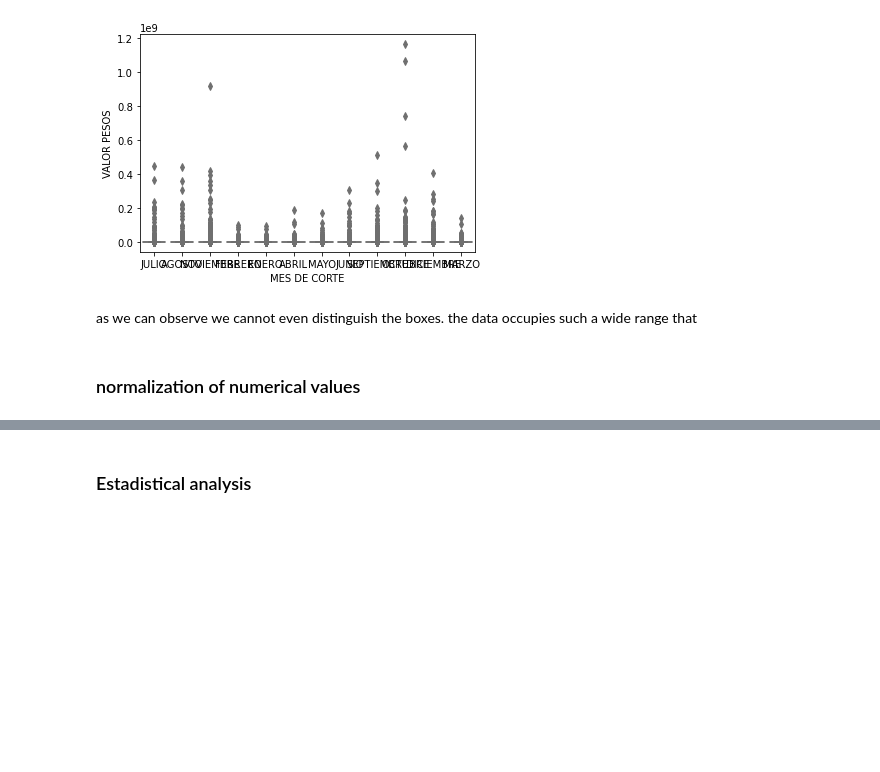
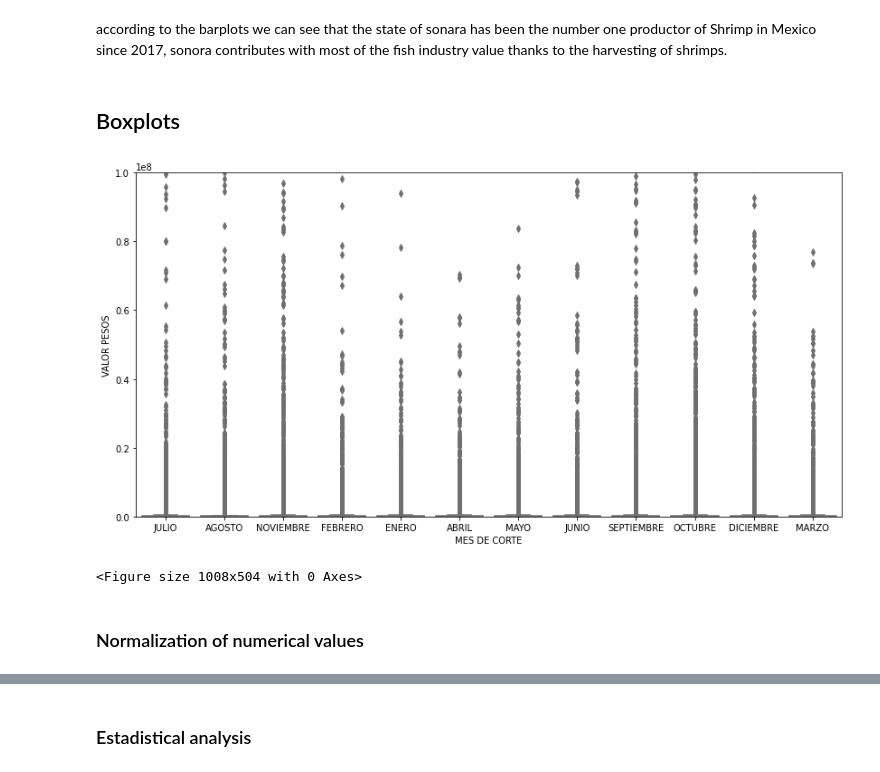
Before and after one commit to mr-nahash/ML-prediction-of-sinaloa-s-fishing-production, a Jupyter notebook: EDA.ipynb, the cells around one changed output, grey strips where cells are left out. Saved outputs shown, nothing was run; the diff lists cells and outputs as text; code cells hidden in the pictures; blank space fills up the shorter version.

```diff
--- a/EDA.ipynb
+++ b/EDA.ipynb
@@ -33,0 +95,4 @@ df
+# %%
+plt.rcParams["figure.figsize"] = [7.50, 15.50]
+sns.barplot(x="VALOR PESOS", y="FAMILIA", palette="pastel",data=df_subset)
+plt.show()
@@ -34,15 +109,18 @@ df
+# %% [markdown]
+according to the barplots we can see that the state of sonara has been the number one productor of Shrimp in Mexico since 2017, sonora contributes with most of the fish industry value thanks to the  harvesting of shrimps.
+# %% [markdown]
+## Boxplots
 # %%
-import pandas as pd
-import seaborn as sns
-import matplotlib.pyplot as plt
+plt.rcParams["figure.figsize"] = [14, 7]
 sns.boxplot(x = "MES DE CORTE", y = "VALOR PESOS", palette = "pastel", data = df)
+plt.ylim(0,0.1e9)
 plt.show()
+plt.savefig("graph1.png")
 # %% [output]
-[figure, old version]
+[figure, new version]
+<Figure size 1008x504 with 0 Axes>
-# %% [markdown]
-as we can observe we cannot even distinguish the boxes. the data occupies such a wide range that
 # %% [markdown]
-### normalization of numerical values
+### Normalization of numerical values
 # %%
 from sklearn.preprocessing import StandardScaler
 cols=['VALOR PESOS','PESO VIVO KILOGRAMOS',"PESO DESEMBARCADO KILOGRAMOS"]
```
Also changed, not shown: parts of 20 cells of this notebook, 4 other files.
